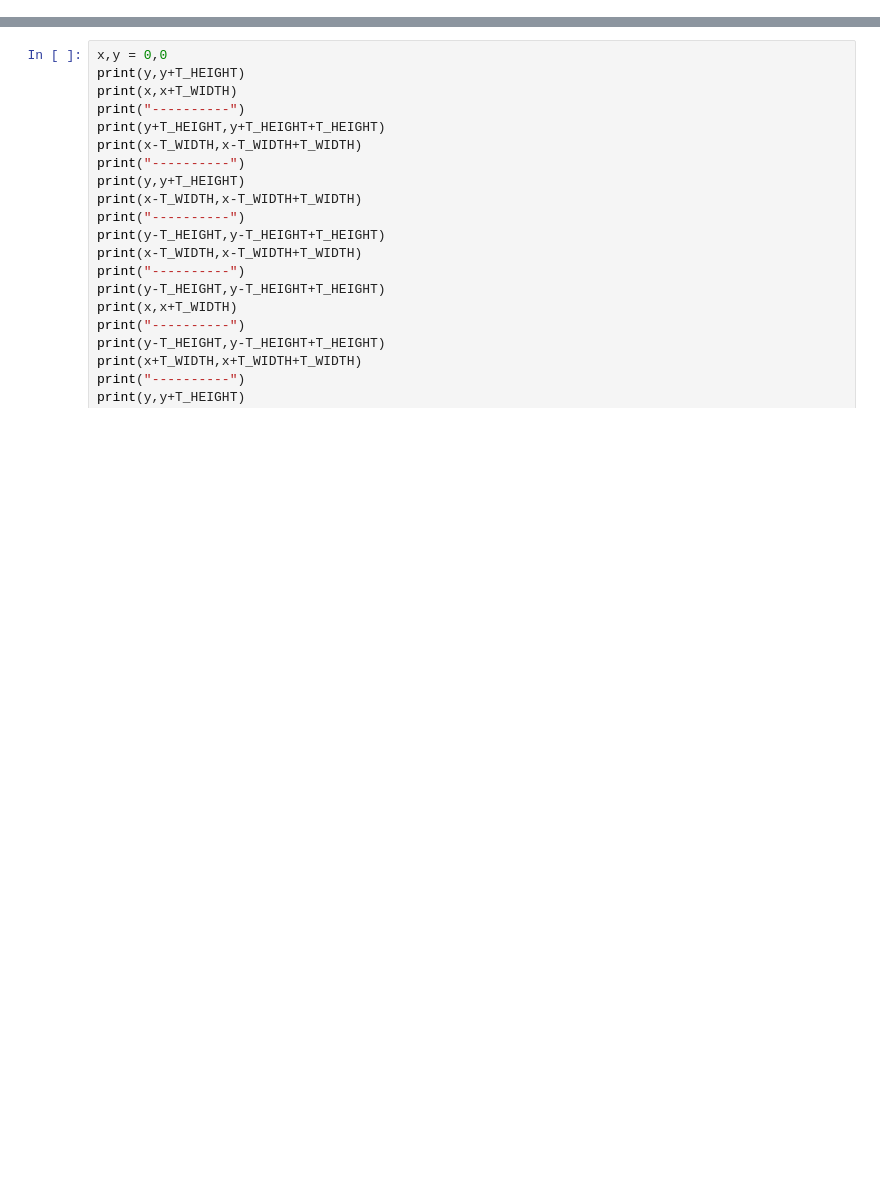
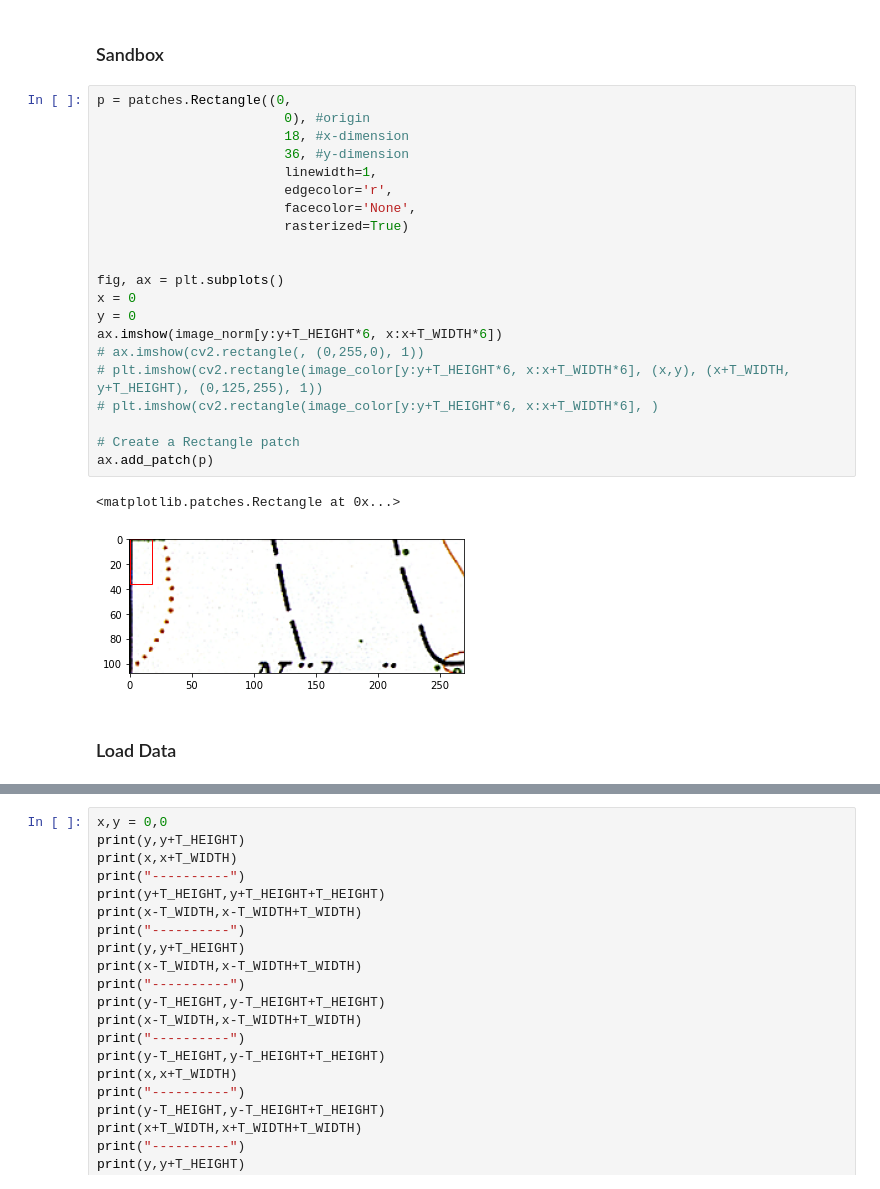
Before and after one commit to justinfmccarty/22spring_templatematching_carto, a Jupyter notebook: rl_method/notebooks/00_simple_environment.ipynb, the cells around one changed output, grey strips where cells are left out. Drawn from its saved outputs; the diff is of its cells as text; blank space fills up the shorter version.

```diff
--- a/rl_method/notebooks/00_simple_environment.ipynb
+++ b/rl_method/notebooks/00_simple_environment.ipynb
@@ -12,0 +82,28 @@ os.chdir('/Users/jmccarty/GitHub/image_registration_RL/')
+# %% [markdown]
+### Sandbox
+# %%
+p = patches.Rectangle((0,
+                        0), #origin
+                        18, #x-dimension
+                        36, #y-dimension
+                        linewidth=1,
+                        edgecolor='r',
+                        facecolor='None',
+                        rasterized=True)
+
+
+fig, ax = plt.subplots()
+x = 0
+y = 0
+ax.imshow(image_norm[y:y+T_HEIGHT*6, x:x+T_WIDTH*6])
+# ax.imshow(cv2.rectangle(, (0,255,0), 1))
+# plt.imshow(cv2.rectangle(image_color[y:y+T_HEIGHT*6, x:x+T_WIDTH*6], (x,y), (x+T_WIDTH, y+T_HEIGHT), (0,125,255), 1))
+# plt.imshow(cv2.rectangle(image_color[y:y+T_HEIGHT*6, x:x+T_WIDTH*6], )
+
+# Create a Rectangle patch
+ax.add_patch(p)
+# %% [output]
+<matplotlib.patches.Rectangle at 0x...>
+[figure, added]
+# %% [markdown]
+### Load Data
```
Also changed, not shown: parts of 26 cells of this notebook, 6 other files.
